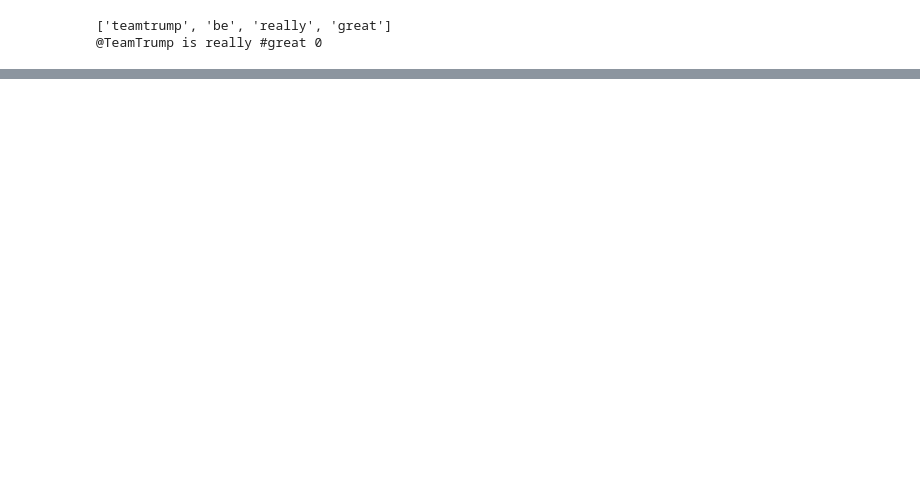
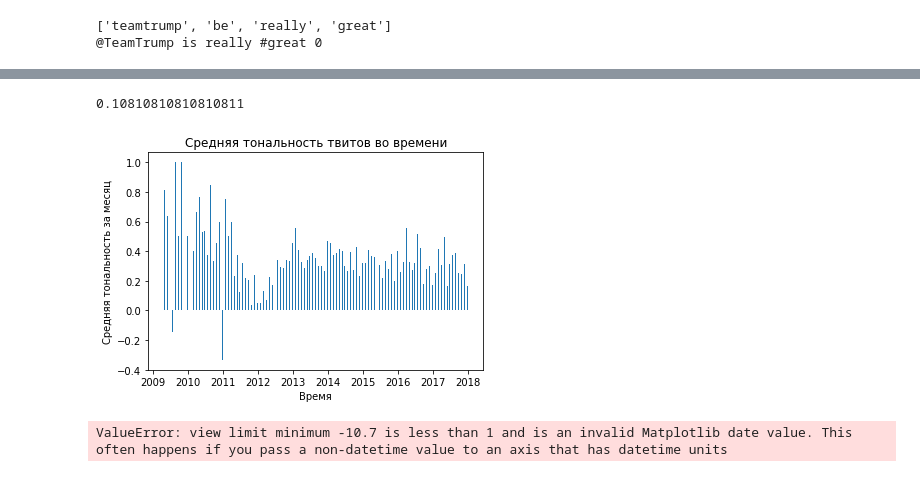
Before and after one commit to BunnyNoBugs/trump-2020, a Jupyter notebook: sentiment_analysis.ipynb, the cells around one changed output, grey strips where cells are left out. Drawn from its saved outputs; the diff is of its cells as text; code cells hidden in the pictures; blank space fills up the shorter version.

Commit message:
tonality graph done

```diff
--- a/sentiment_analysis.ipynb
+++ b/sentiment_analysis.ipynb
@@ -186,0 +215,54 @@ df.iloc[0]
+# %%
+print(mean_tonality(df, 'putin'))
+# %% [output]
+0.10810810810810811
+# %%
+dates = {}
+
+for index, row in df.iterrows():
+    date = '-'.join(row['created_at'].split()[0].split('-')[-2::-1])
+    if date not in dates:
+        dates[date] = [row['sentiment']]
+    else:
+        dates[date].append(row['sentiment'])
+# %%
+for date in dates:
+    count = len(dates[date])
+    sum = 0
+    for i in dates[date]:
+        sum += i
+    mean = sum / count
+
+    dates[date] = mean
+# %%
+dates_df = pd.DataFrame.from_dict(dates, orient='index')
+# %%
+dates_df
+dates_df.reset_index(inplace=True)
+# %%
+dates_df['index'] = pd.to_datetime(dates_df['index'], format='%m-%Y')
+
+x = dates_df['index']
+y = dates_df[0]
+
+ax = plt.subplot(111)
+ax.bar(x, y, width=10)
+ax.xaxis_date()
+plt.title('Средняя тональность твитов во времени')
+plt.ylabel('Средняя тональность за месяц')
+plt.xlabel('Время')
+
+plt.show()
+# %% [output]
+[figure, added]
+# %%
+x = dates_df['index']
+y = dates_df[0]
+
+ax = plt.subplot(111)
+ax.bar(x, y, width=10)
+ax.xaxis_date()
+
+plt.show()
+# %% [output]
+ValueError: view limit minimum -10.7 is less than 1 and is an invalid Matplotlib date value. This often happens if you pass a non-datetime value to an axis that has datetime units
```
Also changed, not shown: parts of 9 cells of this notebook, 1 other file.
